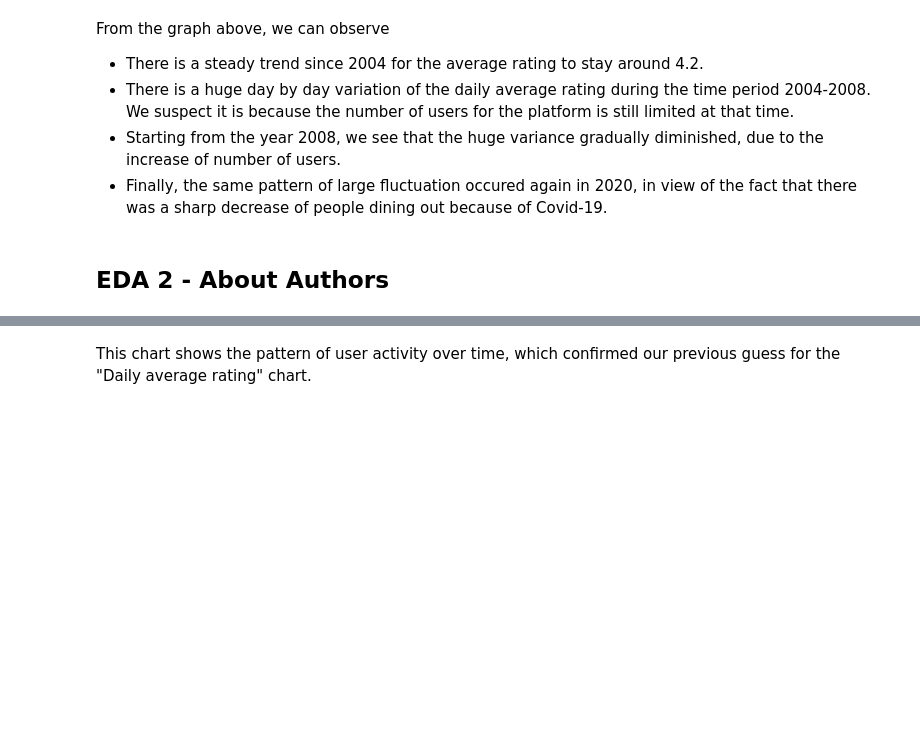
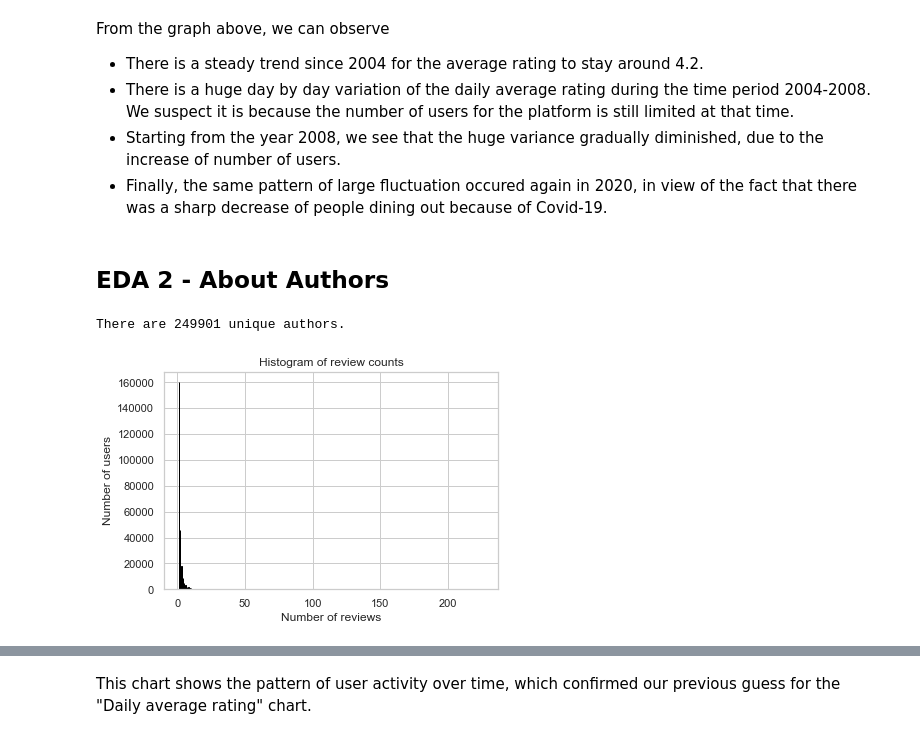
Before and after one commit to OxanaDrotieva/TripAdvisor_NLP, a Jupyter notebook: NY_reviews_EDA.ipynb, the cells around one changed output, grey strips where cells are left out. Saved outputs shown, nothing was run; the diff lists cells and outputs as text; code cells hidden in the pictures; blank space fills up the shorter version.

```diff
--- a/NY_reviews_EDA.ipynb
+++ b/NY_reviews_EDA.ipynb
@@ -94,6 +109,27 @@ From the graph above, we can observe
 *   Finally, the same pattern of large fluctuation occured again in 2020, in view of the fact that there was a sharp decrease of people dining out because of Covid-19.
 # %% [markdown]
 ## EDA 2 - About Authors
+# %%
+# counting unique authors
+print("There are", len(pd.unique(NY_reviews['author_id'])), "unique authors.")
+# %% [output]
+There are 249901 unique authors.
+# %%
+# Count the occurrences of each author, i.e. # reviews per author
+value_counts = NY_reviews['author_id'].value_counts()
+
+# Plot the histogram
+plt.hist(value_counts, bins=1000, edgecolor='black')
+
+# Set labels and title
+plt.xlabel('Number of reviews')
+plt.ylabel('Number of users')
+plt.title('Histogram of review counts')
+
+# Display the plot
+plt.show()
+# %% [output]
+[figure, added]
 # %%
 # number of ratings per day over time
 date_rating_size = NY_reviews.groupby(['date']).size()
```
Also changed, not shown: parts of 13 cells of this notebook.
